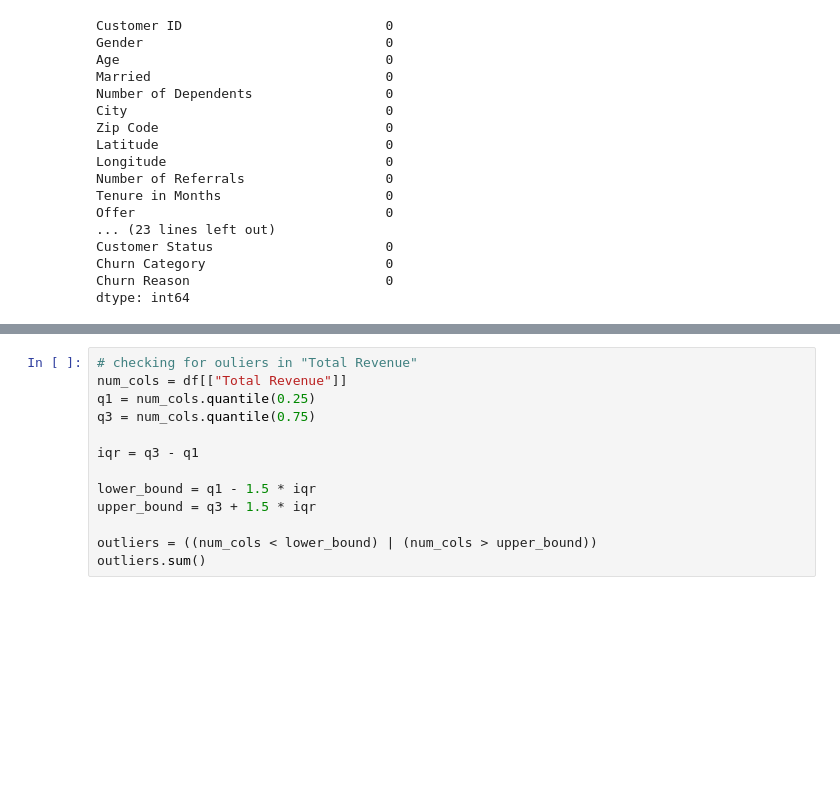
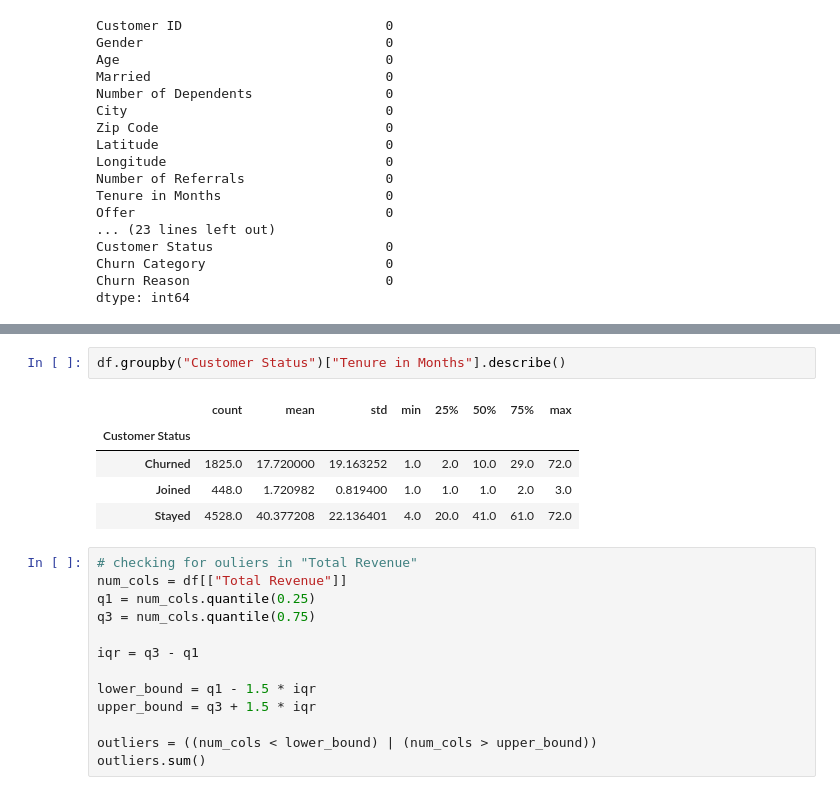
Before and after one commit to kwiver/customer_churn, a Jupyter notebook: notebooks/01_data_cleaning.ipynb, the cells around one changed output, grey strips where cells are left out. Saved outputs shown, nothing was run; the diff lists cells and outputs as text; blank space fills up the shorter version.

```diff
--- a/notebooks/01_data_cleaning.ipynb
+++ b/notebooks/01_data_cleaning.ipynb
@@ -100,3 +163,11 @@ dtype: int64
+# %%
+df.groupby("Customer Status")["Tenure in Months"].describe()
+# %% [output]
+|  | count | mean | std | min | 25% | 50% | 75% | max |
+| Customer Status |  |  |  |  |  |  |  |  |
+| Churned | 1825.0 | 17.720000 | 19.163252 | 1.0 | 2.0 | 10.0 | 29.0 | 72.0 |
+| Joined | 448.0 | 1.720982 | 0.819400 | 1.0 | 1.0 | 1.0 | 2.0 | 3.0 |
+| Stayed | 4528.0 | 40.377208 | 22.136401 | 4.0 | 20.0 | 41.0 | 61.0 | 72.0 |
 # %%
 # checking for ouliers in "Total Revenue"
 num_cols = df[["Total Revenue"]]
```
Also changed, not shown: parts of 12 cells of this notebook, 3 other files.
